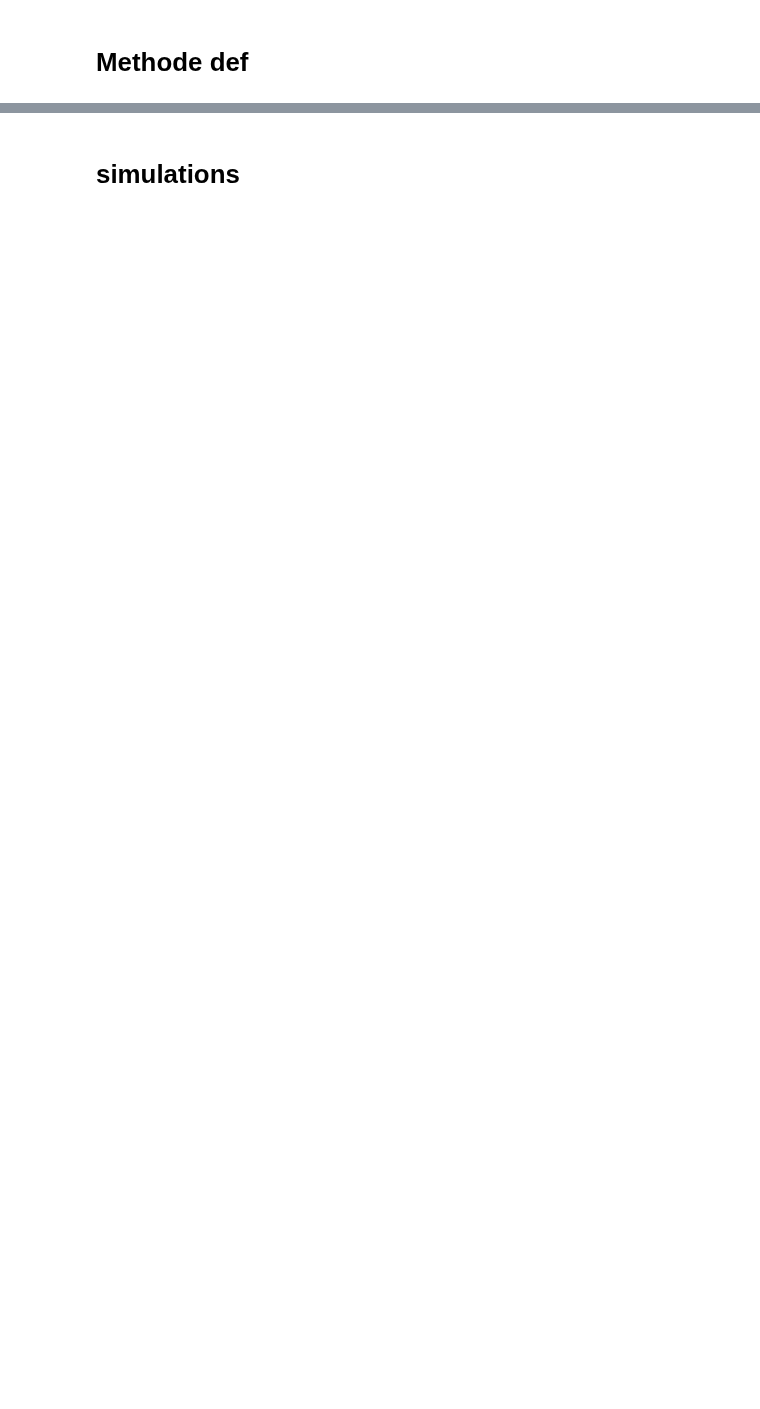
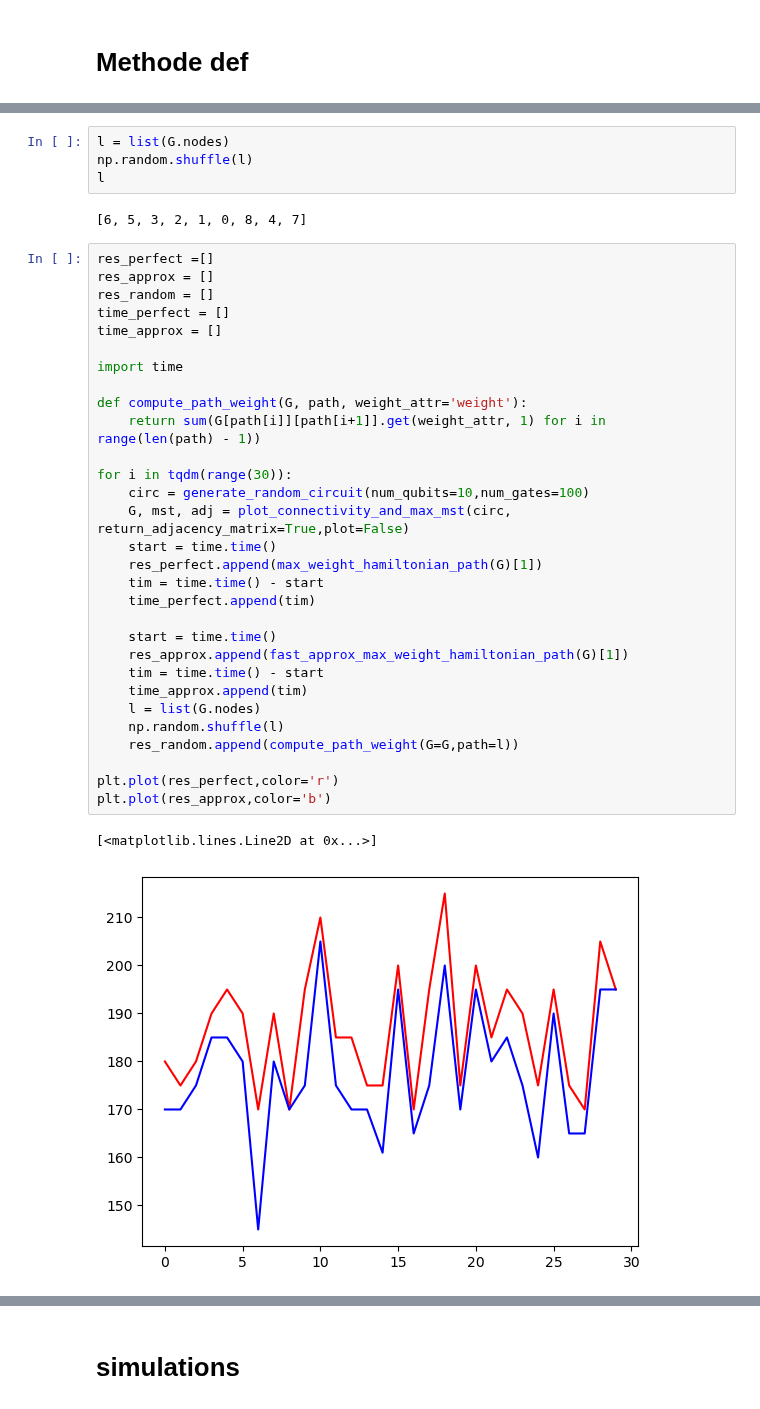
Before and after one commit to quantum-brutus/Tensor_Networks_topology, a Jupyter notebook: mps_ordering/mps_ordering.ipynb, the cells around one changed output, grey strips where cells are left out. Cells and saved outputs as stored; diff of their text form; blank space fills up the shorter version.

```diff
--- a/mps_ordering/mps_ordering.ipynb
+++ b/mps_ordering/mps_ordering.ipynb
@@ -100,3 +113,42 @@ def replicate_circ(circ,tree,trad_dic):
             qubit_2 = trad_dic[gate.qubits[1]]
             tree.apply_2qb_gate(i = qubit_1,j = qubit_2,gate_array=gate.build_array().reshape(2,2,2,2))
     return tree
+# %%
+l = list(G.nodes)
+np.random.shuffle(l)
+l
+# %% [output]
+[6, 5, 3, 2, 1, 0, 8, 4, 7]
+# %%
+res_perfect =[]
+res_approx = []
+res_random = []
+time_perfect = []
+time_approx = []
+
+import time
+
+def compute_path_weight(G, path, weight_attr='weight'):
+    return sum(G[path[i]][path[i+1]].get(weight_attr, 1) for i in range(len(path) - 1))
+
+for i in tqdm(range(30)):
+    circ = generate_random_circuit(num_qubits=10,num_gates=100)
+    G, mst, adj = plot_connectivity_and_max_mst(circ, return_adjacency_matrix=True,plot=False)
+    start = time.time()
+    res_perfect.append(max_weight_hamiltonian_path(G)[1])
+    tim = time.time() - start
+    time_perfect.append(tim)
+
+    start = time.time()
+    res_approx.append(fast_approx_max_weight_hamiltonian_path(G)[1])
+    tim = time.time() - start
+    time_approx.append(tim)
+    l = list(G.nodes)
+    np.random.shuffle(l)
+    res_random.append(compute_path_weight(G=G,path=l))
+
+plt.plot(res_perfect,color='r')
+plt.plot(res_approx,color='b')
+# %% [output]
+[<matplotlib.lines.Line2D at 0x...>]
+[figure, added]
```
Also changed, not shown: parts of 20 cells of this notebook.
